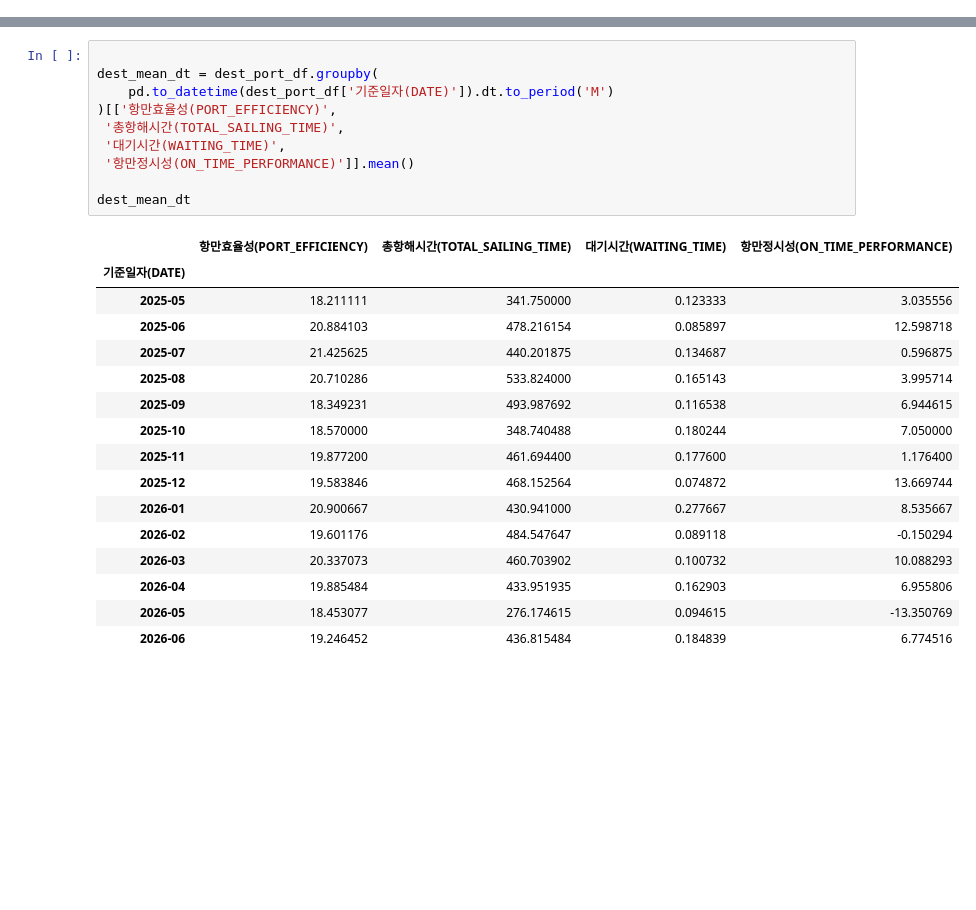
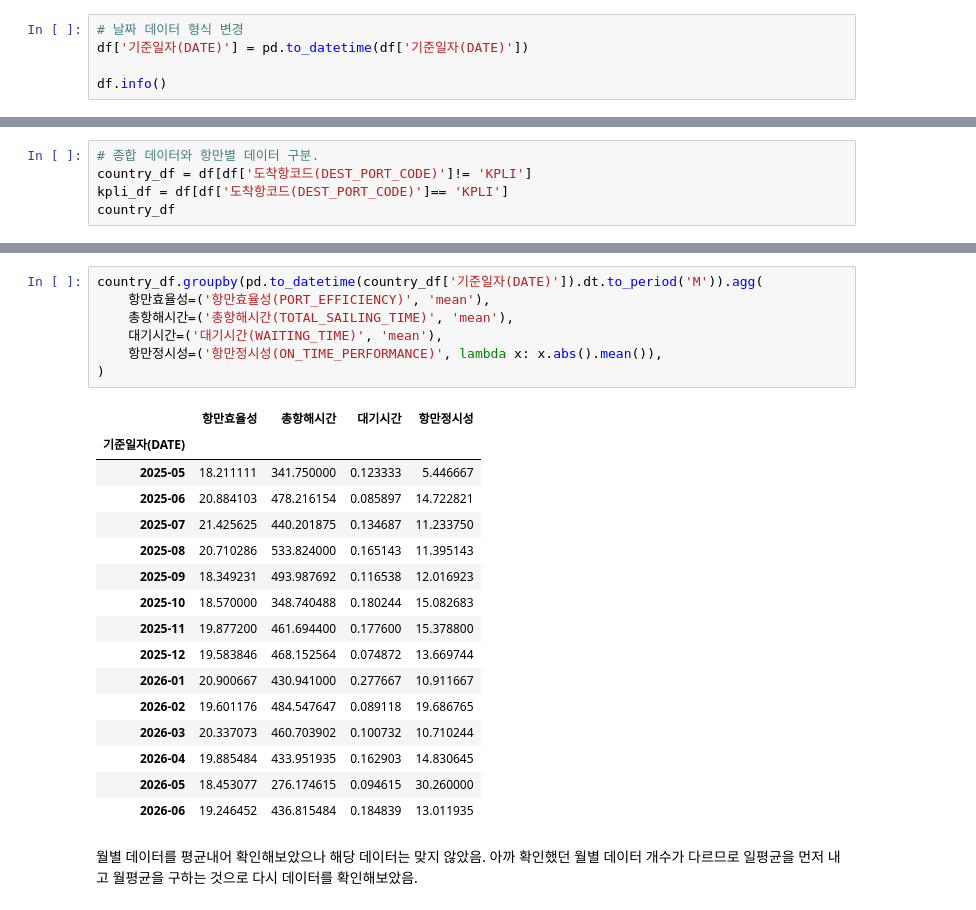
Before and after one commit to donghwa93/proj_session_2_tp3, a Jupyter notebook: analysis/analysis_kdh.ipynb, the cells around one changed output, grey strips where cells are left out. Drawn from its saved outputs; the diff is of its cells as text; blank space fills up the shorter version.

```diff
--- a/analysis/analysis_kdh.ipynb
+++ b/analysis/analysis_kdh.ipynb
@@ -81,0 +134,5 @@ dtype: int64
+# %%
+# 날짜 데이터 형식 변경
+df['기준일자(DATE)'] = pd.to_datetime(df['기준일자(DATE)'])
+
+df.info()
@@ -131,0 +265,5 @@ Freq: M, dtype: int64
+# %%
+# 종합 데이터와 항만별 데이터 구분.
+country_df = df[df['도착항코드(DEST_PORT_CODE)']!= 'KPLI']
+kpli_df = df[df['도착항코드(DEST_PORT_CODE)']== 'KPLI']
+country_df
@@ -157,28 +433,28 @@ kpli_mean_dt
 | 2026-06 | 18.327500 | 299.365000 | 0.180000 | 10.692500 |
 # %%
-
-dest_mean_dt = dest_port_df.groupby(
-    pd.to_datetime(dest_port_df['기준일자(DATE)']).dt.to_period('M')
-)[['항만효율성(PORT_EFFICIENCY)',
- '총항해시간(TOTAL_SAILING_TIME)',
- '대기시간(WAITING_TIME)',
- '항만정시성(ON_TIME_PERFORMANCE)']].mean()
-
-dest_mean_dt
+country_df.groupby(pd.to_datetime(country_df['기준일자(DATE)']).dt.to_period('M')).agg(
+    항만효율성=('항만효율성(PORT_EFFICIENCY)', 'mean'),
+    총항해시간=('총항해시간(TOTAL_SAILING_TIME)', 'mean'),
+    대기시간=('대기시간(WAITING_TIME)', 'mean'),
+    항만정시성=('항만정시성(ON_TIME_PERFORMANCE)', lambda x: x.abs().mean()),
+)
 # %% [output]
-|  | 항만효율성(PORT_EFFICIENCY) | 총항해시간(TOTAL_SAILING_TIME) | 대기시간(WAITING_TIME) | 항만정시성(ON_TIME_PERFORMANCE) |
+|  | 항만효율성 | 총항해시간 | 대기시간 | 항만정시성 |
 | 기준일자(DATE) |  |  |  |  |
-| 2025-05 | 18.211111 | 341.750000 | 0.123333 | 3.035556 |
-| 2025-06 | 20.884103 | 478.216154 | 0.085897 | 12.598718 |
-| 2025-07 | 21.425625 | 440.201875 | 0.134687 | 0.596875 |
-| 2025-08 | 20.710286 | 533.824000 | 0.165143 | 3.995714 |
-| 2025-09 | 18.349231 | 493.987692 | 0.116538 | 6.944615 |
-| 2025-10 | 18.570000 | 348.740488 | 0.180244 | 7.050000 |
-| 2025-11 | 19.877200 | 461.694400 | 0.177600 | 1.176400 |
+| 2025-05 | 18.211111 | 341.750000 | 0.123333 | 5.446667 |
+| 2025-06 | 20.884103 | 478.216154 | 0.085897 | 14.722821 |
+| 2025-07 | 21.425625 | 440.201875 | 0.134687 | 11.233750 |
+| 2025-08 | 20.710286 | 533.824000 | 0.165143 | 11.395143 |
+| 2025-09 | 18.349231 | 493.987692 | 0.116538 | 12.016923 |
+| 2025-10 | 18.570000 | 348.740488 | 0.180244 | 15.082683 |
+| 2025-11 | 19.877200 | 461.694400 | 0.177600 | 15.378800 |
 | 2025-12 | 19.583846 | 468.152564 | 0.074872 | 13.669744 |
-| 2026-01 | 20.900667 | 430.941000 | 0.277667 | 8.535667 |
-| 2026-02 | 19.601176 | 484.547647 | 0.089118 | -0.150294 |
-| 2026-03 | 20.337073 | 460.703902 | 0.100732 | 10.088293 |
-| 2026-04 | 19.885484 | 433.951935 | 0.162903 | 6.955806 |
-| 2026-05 | 18.453077 | 276.174615 | 0.094615 | -13.350769 |
-| 2026-06 | 19.246452 | 436.815484 | 0.184839 | 6.774516 |
+| 2026-01 | 20.900667 | 430.941000 | 0.277667 | 10.911667 |
+| 2026-02 | 19.601176 | 484.547647 | 0.089118 | 19.686765 |
+| 2026-03 | 20.337073 | 460.703902 | 0.100732 | 10.710244 |
+| 2026-04 | 19.885484 | 433.951935 | 0.162903 | 14.830645 |
+| 2026-05 | 18.453077 | 276.174615 | 0.094615 | 30.260000 |
+| 2026-06 | 19.246452 | 436.815484 | 0.184839 | 13.011935 |
+# %% [markdown]
+월별 데이터를 평균내어 확인해보았으나 해당 데이터는 맞지 않았음.
+아까 확인했던 월별 데이터 개수가 다르므로 일평균을 먼저 내고 월평균을 구하는 것으로 다시 데이터를 확인해보았음.
```
Also changed, not shown: parts of 59 cells of this notebook.
